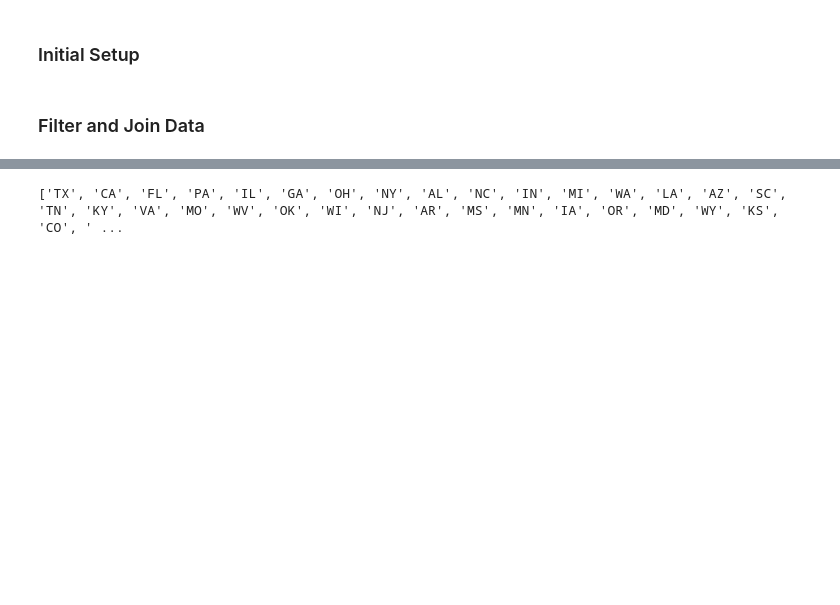
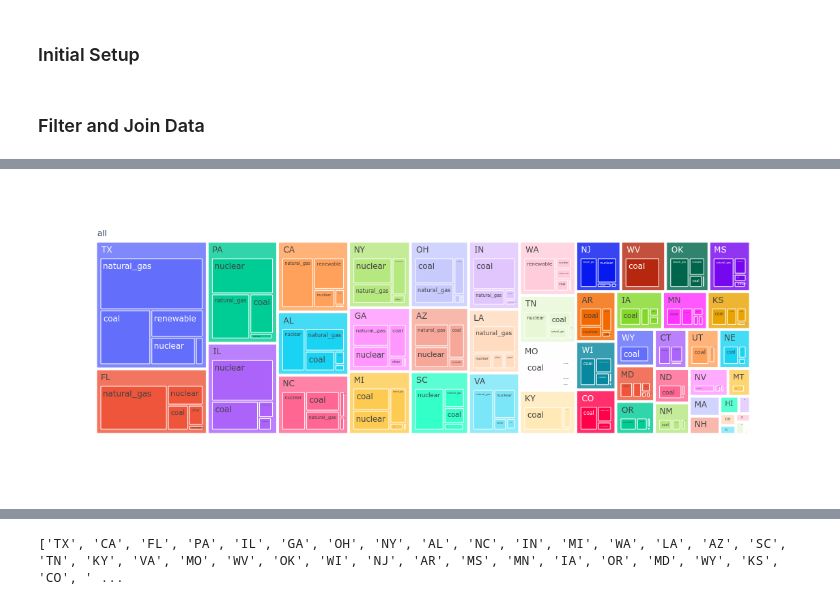
Before and after one commit to john-grando/eia-data-analysis, a Jupyter notebook: app/Notebooks/State Summaries From Electricity Data.ipynb, the cells around one changed output, grey strips where cells are left out. Saved outputs shown, nothing was run; the diff lists cells and outputs as text; code cells hidden in the pictures; blank space fills up the shorter version.

```diff
--- a/app/Notebooks/State Summaries From Electricity Data.ipynb
+++ b/app/Notebooks/State Summaries From Electricity Data.ipynb
@@ -126,0 +193,10 @@ electricity_formatted_df = MySpark.melt(
+# %%
+fig = px.treemap(
+    data_frame = state_2019_reduced_df.toPandas(),
+    names = "fuel_type",
+    values = "consumption",
+    path = ["all", "state", "fuel_type"]
+)
+fig.show()
+# %% [output]
+[figure, added]
```
Also changed, not shown: parts of 12 cells of this notebook, 1 other file.
